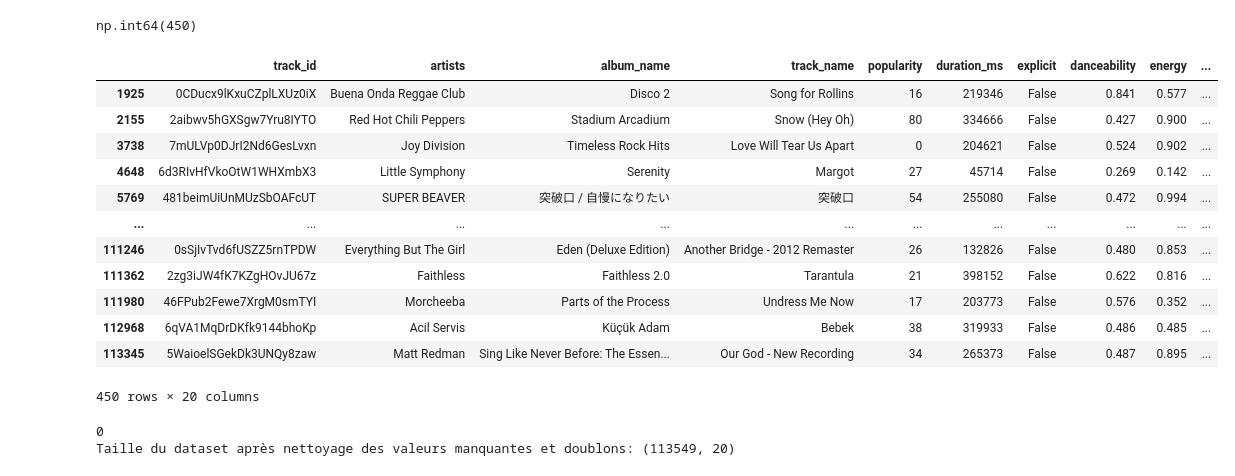
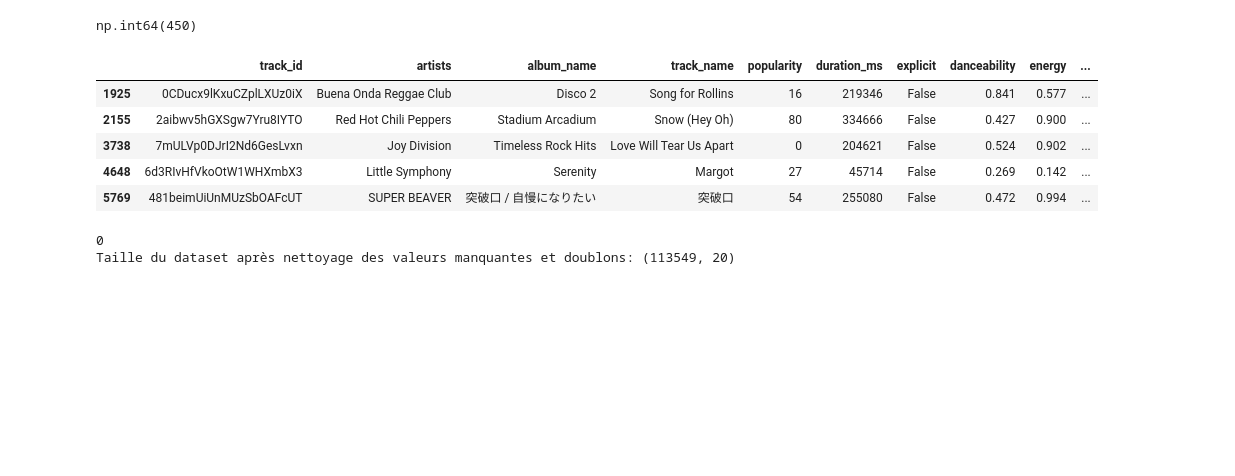
Before and after one commit to elo-labs/spotify-hit-prediction, a Jupyter notebook: notebooks/eda.ipynb, the cells around one changed output. Drawn from its saved outputs; the diff is of its cells as text; code cells hidden in the pictures; blank space fills up the shorter version.

```diff
--- a/notebooks/eda.ipynb
+++ b/notebooks/eda.ipynb
@@ -16,7 +16,11 @@ import numpy as np
 import matplotlib.pyplot as plt
 import seaborn as sns
 from datasets import load_dataset
+import warnings
 
+pd.set_option('display.max_columns', None)
+pd.set_option('display.max_rows', None)
+warnings.filterwarnings('ignore')
 sns.set_style(style="whitegrid")
 # %%
 # Chargement le dataset Spotify Audio Features depuis Hugging Face
@@ -169,21 +171,14 @@ df.duplicated().sum()
 # %% [output]
 np.int64(450)
 # %%
-df[df.duplicated()]
+df[df.duplicated()].head()
 # %% [output]
 |  | track_id | artists | album_name | track_name | popularity | duration_ms | explicit | danceability | energy | ... |
 | 1925 | 0CDucx9lKxuCZplLXUz0iX | Buena Onda Reggae Club | Disco 2 | Song for Rollins | 16 | 219346 | False | 0.841 | 0.577 | ... |
 | 2155 | 2aibwv5hGXSgw7Yru8IYTO | Red Hot Chili Peppers | Stadium Arcadium | Snow (Hey Oh) | 80 | 334666 | False | 0.427 | 0.900 | ... |
 | 3738 | 7mULVp0DJrI2Nd6GesLvxn | Joy Division | Timeless Rock Hits | Love Will Tear Us Apart | 0 | 204621 | False | 0.524 | 0.902 | ... |
 | 4648 | 6d3RIvHfVkoOtW1WHXmbX3 | Little Symphony | Serenity | Margot | 27 | 45714 | False | 0.269 | 0.142 | ... |
 | 5769 | 481beimUiUnMUzSbOAFcUT | SUPER BEAVER | 突破口 / 自慢になりたい | 突破口 | 54 | 255080 | False | 0.472 | 0.994 | ... |
-| ... | ... | ... | ... | ... | ... | ... | ... | ... | ... | ... |
-| 111246 | 0sSjIvTvd6fUSZZ5rnTPDW | Everything But The Girl | Eden (Deluxe Edition) | Another Bridge - 2012 Remaster | 26 | 132826 | False | 0.480 | 0.853 | ... |
-| 111362 | 2zg3iJW4fK7KZgHOvJU67z | Faithless | Faithless 2.0 | Tarantula | 21 | 398152 | False | 0.622 | 0.816 | ... |
-| 111980 | 46FPub2Fewe7XrgM0smTYI | Morcheeba | Parts of the Process | Undress Me Now | 17 | 203773 | False | 0.576 | 0.352 | ... |
-| 112968 | 6qVA1MqDrDKfk9144bhoKp | Acil Servis | Küçük Adam | Bebek | 38 | 319933 | False | 0.486 | 0.485 | ... |
-| 113345 | 5WaioelSGekDk3UNQy8zaw | Matt Redman | Sing Like Never Before: The Essen... | Our God - New Recording | 34 | 265373 | False | 0.487 | 0.895 | ... |
-450 rows × 20 columns
 # %%
 df = df.drop_duplicates()
 print(df.duplicated().sum())
```
Also changed, not shown: parts of 22 cells of this notebook, 1 other file.
